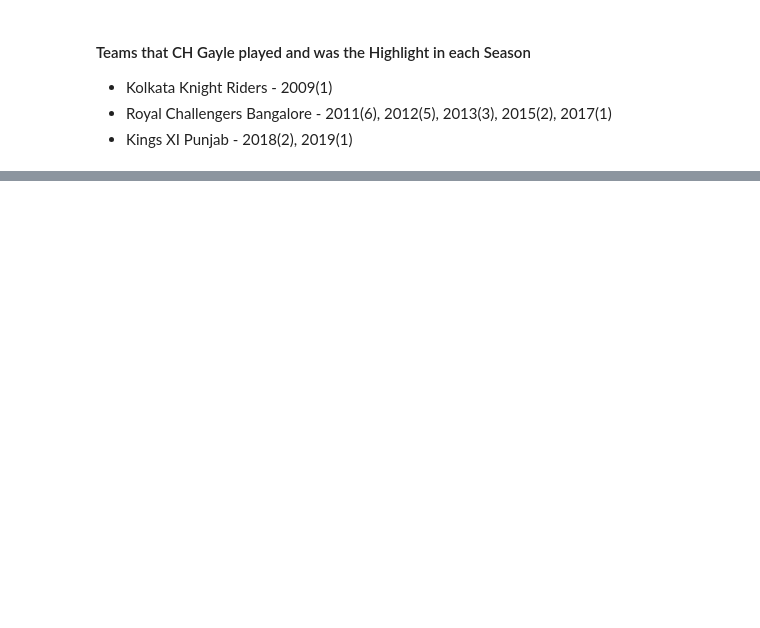
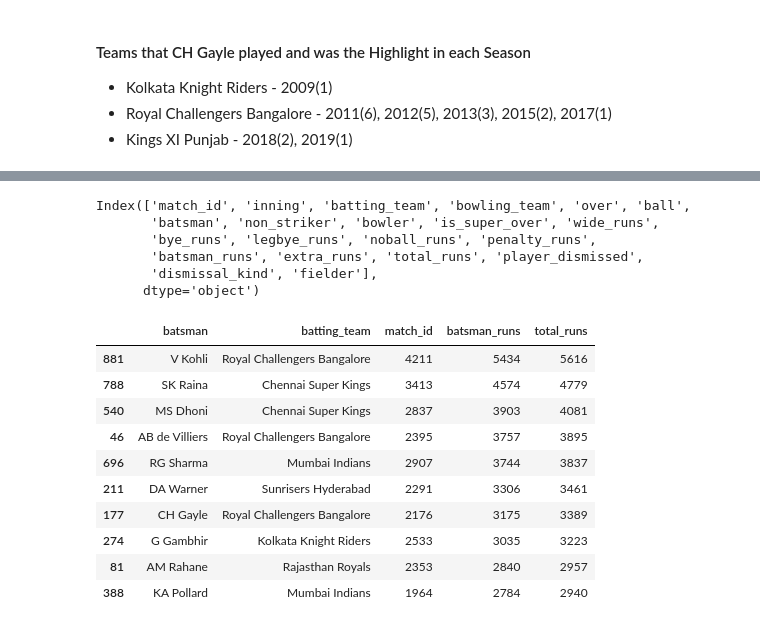
Before and after one commit to Cynthyah/SparksFoundation, a Jupyter notebook: Task5/Task5.ipynb, the cells around one changed output, grey strips where cells are left out. Saved outputs shown, nothing was run; the diff lists cells and outputs as text; code cells hidden in the pictures; blank space fills up the shorter version.

```diff
--- a/Task5/Task5.ipynb
+++ b/Task5/Task5.ipynb
@@ -201,0 +218,24 @@ df_matches[df_matches['player_of_match'] == 'CH Gayle'].sort_values(by='season')
+# %%
+df_deliveries.columns
+# %% [output]
+Index(['match_id', 'inning', 'batting_team', 'bowling_team', 'over', 'ball',
+       'batsman', 'non_striker', 'bowler', 'is_super_over', 'wide_runs',
+       'bye_runs', 'legbye_runs', 'noball_runs', 'penalty_runs',
+       'batsman_runs', 'extra_runs', 'total_runs', 'player_dismissed',
+       'dismissal_kind', 'fielder'],
+      dtype='object')
+# %%
+df_batsman = df_deliveries.groupby(['batsman','batting_team']).agg({'match_id': 'count','batsman_runs': 'sum','total_runs': 'sum'}).reset_index()
+df_batsman.sort_values(by='batsman_runs', ascending=False).head(10)
+# %% [output]
+|  | batsman | batting_team | match_id | batsman_runs | total_runs |
+| 881 | V Kohli | Royal Challengers Bangalore | 4211 | 5434 | 5616 |
+| 788 | SK Raina | Chennai Super Kings | 3413 | 4574 | 4779 |
+| 540 | MS Dhoni | Chennai Super Kings | 2837 | 3903 | 4081 |
+| 46 | AB de Villiers | Royal Challengers Bangalore | 2395 | 3757 | 3895 |
+| 696 | RG Sharma | Mumbai Indians | 2907 | 3744 | 3837 |
+| 211 | DA Warner | Sunrisers Hyderabad | 2291 | 3306 | 3461 |
+| 177 | CH Gayle | Royal Challengers Bangalore | 2176 | 3175 | 3389 |
+| 274 | G Gambhir | Kolkata Knight Riders | 2533 | 3035 | 3223 |
+| 81 | AM Rahane | Rajasthan Royals | 2353 | 2840 | 2957 |
+| 388 | KA Pollard | Mumbai Indians | 1964 | 2784 | 2940 |
```
Also changed, not shown: parts of 8 cells of this notebook, 2 other files.
